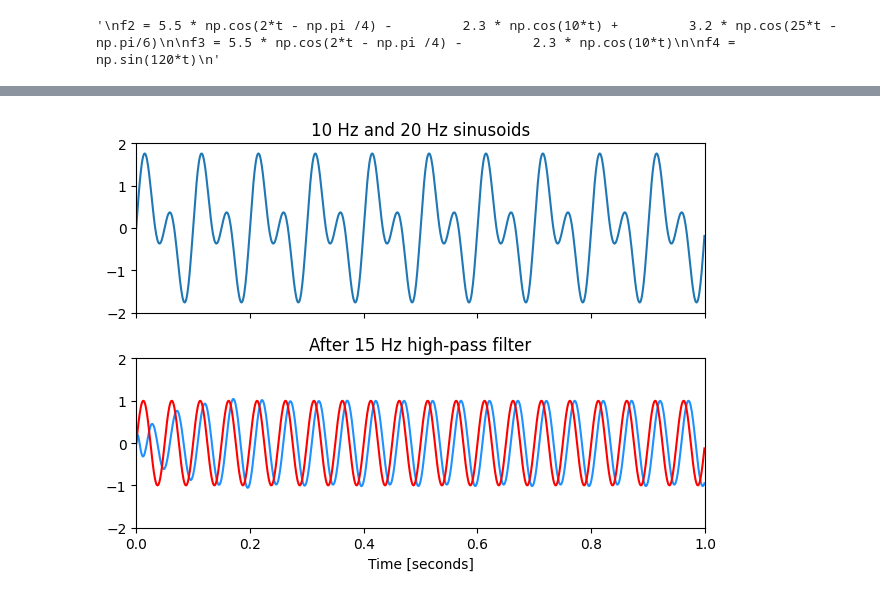
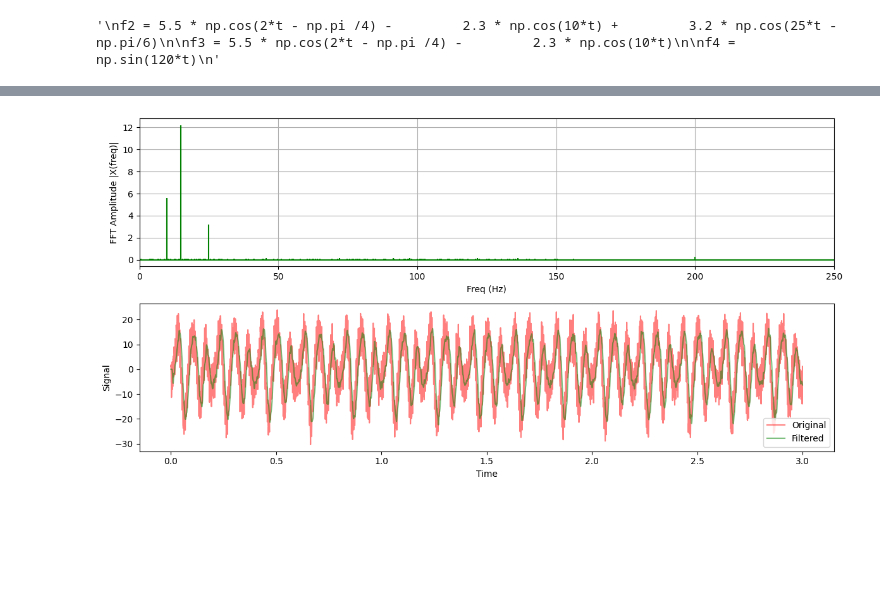
Before and after one commit to MKerner3/Pitot-Tube, a Jupyter notebook: fftandfilter.ipynb, the cells around one changed output, grey strips where cells are left out. Drawn from its saved outputs; the diff is of its cells as text; code cells hidden in the pictures; blank space fills up the shorter version.

```diff
--- a/fftandfilter.ipynb
+++ b/fftandfilter.ipynb
@@ -73,12 +73,6 @@ plt.show()
 # %%
-fc = 150
-normed = fc / (fs / 2)
-sos = signal.butter(N=4, Wn= fc / (40), btype='lowpass', output='sos', fs=1000)
+filter_order = 10
+critical_frequencies = [150]
+sos = signal.butter(N=filter_order, Wn=critical_frequencies, btype='lowpass', \
+                    output='sos', fs=sampling_rate)
 filtered = signal.sosfilt(sos,f)
-fig = plt.figure(figsize=(9, 4))
-plt.plot(t, filtered)
-#plt.plot(t,f,'--',color='blue')
-plt.plot(t,filtered,color='green')
-#fig = plt.figure(figsize=(9, 4))
-#plt.plot(t,filtered,color='dodgerblue')
-plt.plot(t,f2,'--',color='red')
@@ -98,24 +79,34 @@ plt.bar(filtered_harmonics, f_fft_amplitudes[filtered_harmonics])
 # %%
-#Note: this is just a snippet of example code that implements a butterworth filter on the data specified.
-#This is incompatible with the previous sections of code!!
+# sampling interval
+del Y
+Y = np.fft.fft(filtered)
+N = len(Y)
+n = np.arange(N)
+T = N/sampling_rate
+freq = sampling_rate * np.arange(0, int(N/2))/N
 
-t = np.linspace(0, 1, 1000, False)  # 1 second
-sig = np.sin(2*np.pi*10*t) + np.sin(2*np.pi*20*t)
-f3 = np.sin(2*np.pi*20*t)
-fig, (ax1, ax2) = plt.subplots(2, 1, sharex=True)
-ax1.plot(t, sig)
-ax1.set_title('10 Hz and 20 Hz sinusoids')
-ax1.axis([0, 1, -2, 2])
+P2 = np.abs(Y/N);
+P1 = P2[0:int(N/2)]
+P1[1:-2] = 2*P1[1:-2]
 
 
-sos = signal.butter(10, 15, 'hp', fs=1000, analog = False, output='sos')
-filtered = signal.sosfilt(sos, sig)
-ax2.plot(t, filtered, color='dodgerblue')
-ax2.plot(t,f3,color='red')
-ax2.set_title('After 15 Hz high-pass filter')
-ax2.axis([0, 1, -2, 2])
-ax2.set_xlabel('Time [seconds]')
+plt.figure(figsize = (12, 6))
+plt.subplot(211)
+
+plt.stem(freq, P1 , 'g', \
+         markerfmt=" ", basefmt="-g")
+plt.xlabel('Freq (Hz)')
+plt.grid()
+plt.ylabel('FFT Amplitude |X(freq)|')
+plt.xlim(0, 250)
+
+plt.subplot(212)
+plt.plot(t, f, 'r', label='Original', alpha=0.5)
+plt.plot(t, np.real( np.fft.ifft(Y) ), 'g', alpha=0.5, label='Filtered')
+plt.legend()
+plt.xlabel('Time')
+plt.ylabel('Signal')
 plt.tight_layout()
 plt.show()
 # %% [output]
-[figure, old version]
+[figure, new version]
```
Also changed, not shown: parts of 5 cells of this notebook.
